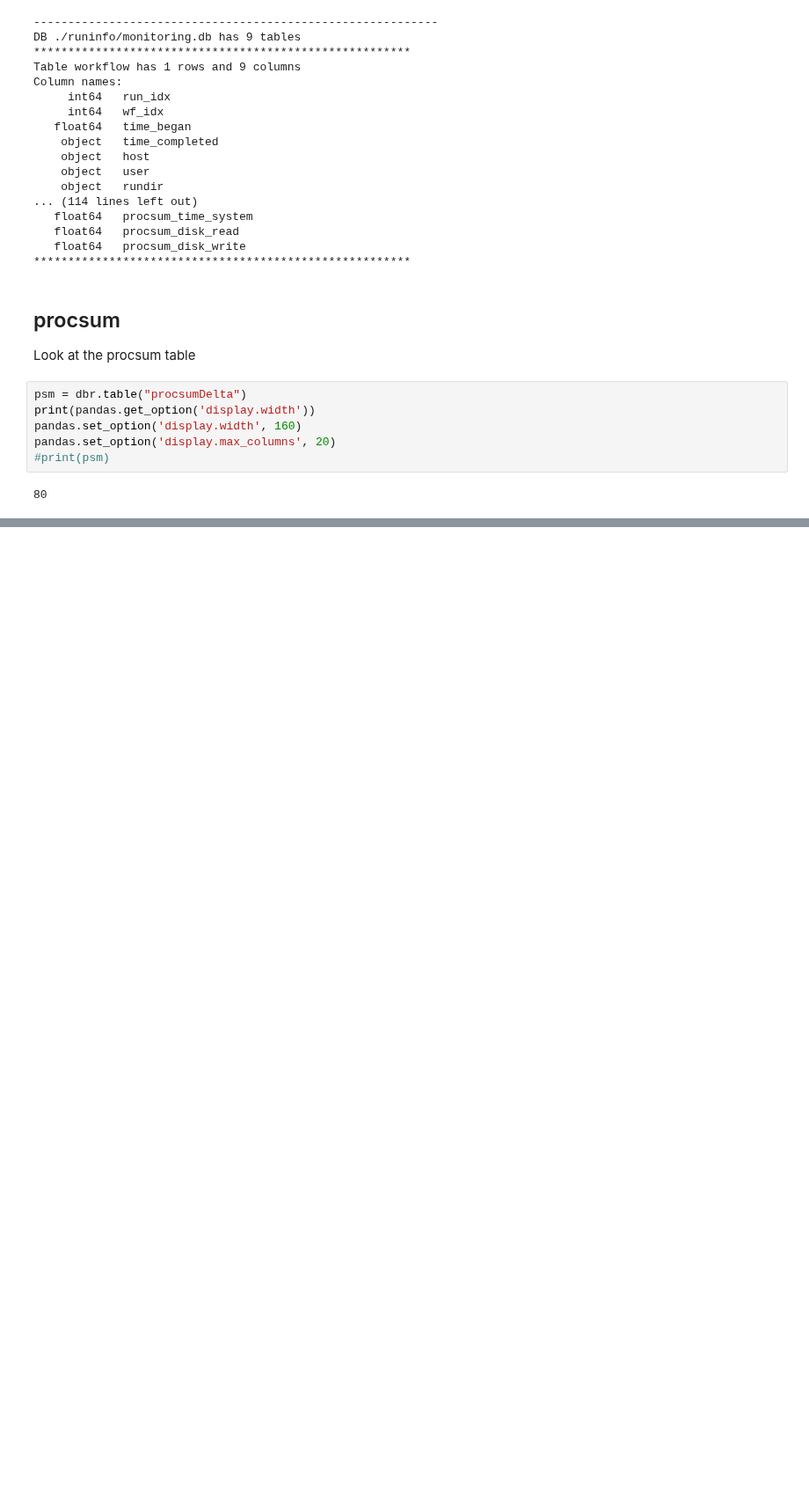
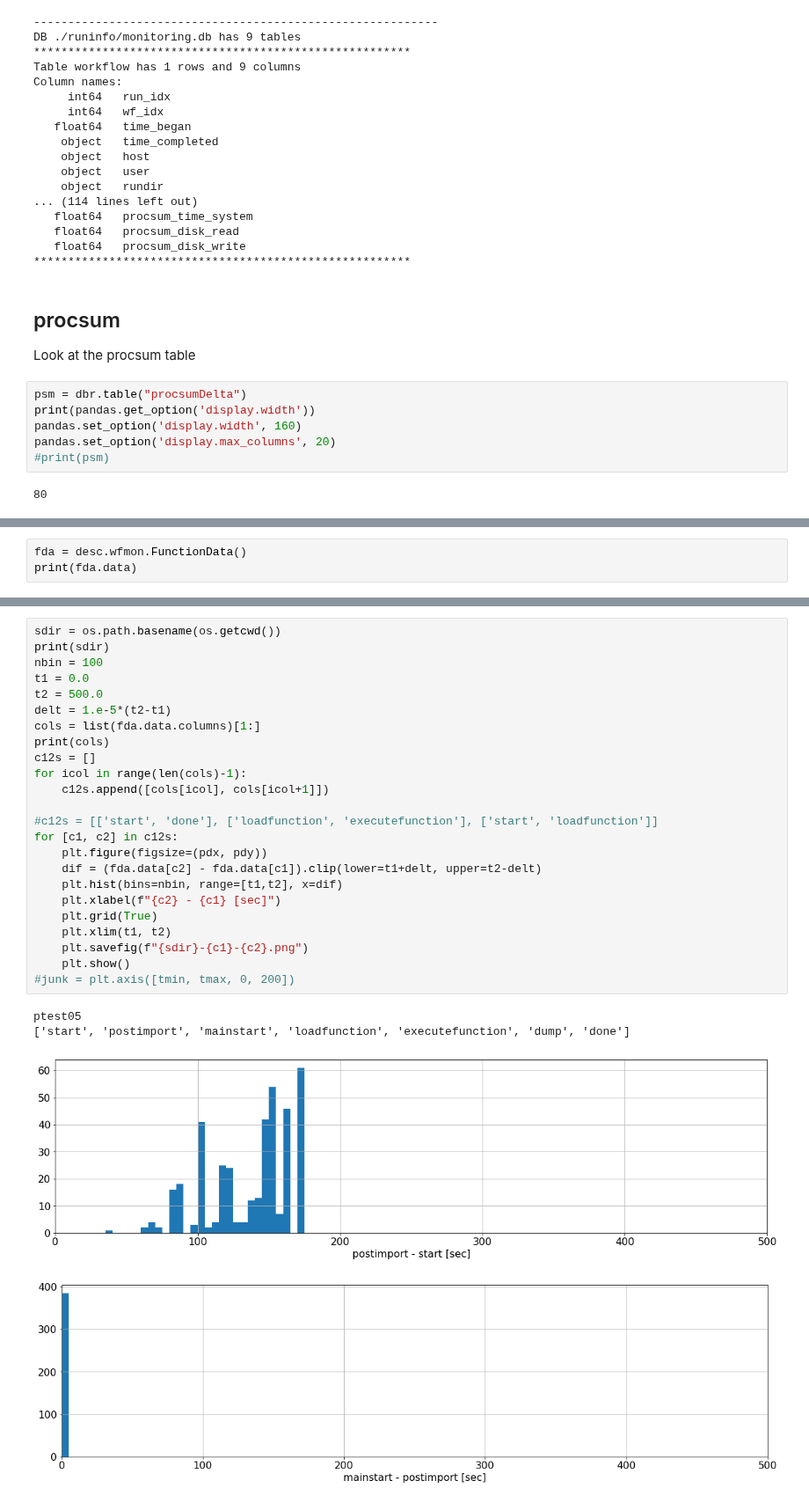
Before and after one commit to LSSTDESC/desc-wfmon, a Jupyter notebook: ipynb/montab.ipynb, the cells around one changed output, grey strips where cells are left out. Shown at 88% size. Drawn from its saved outputs; the diff is of its cells as text; blank space fills up the shorter version.

Commit message:
Add desc.fundata.FunctionData. 0.0.17.

```diff
--- a/ipynb/montab.ipynb
+++ b/ipynb/montab.ipynb
@@ -266,0 +223,3 @@ Maximum number of tries is 0
+# %%
+fda = desc.wfmon.FunctionData()
+print(fda.data)
@@ -266,0 +241,29 @@ Maximum number of tries is 0
+# %%
+sdir = os.path.basename(os.getcwd())
+print(sdir)
+nbin = 100
+t1 = 0.0
+t2 = 500.0
+delt = 1.e-5*(t2-t1)
+cols = list(fda.data.columns)[1:]
+print(cols)
+c12s = []
+for icol in range(len(cols)-1):
+    c12s.append([cols[icol], cols[icol+1]])
+
+#c12s = [['start', 'done'], ['loadfunction', 'executefunction'], ['start', 'loadfunction']]
+for [c1, c2] in c12s:
+    plt.figure(figsize=(pdx, pdy))
+    dif = (fda.data[c2] - fda.data[c1]).clip(lower=t1+delt, upper=t2-delt)
+    plt.hist(bins=nbin, range=[t1,t2], x=dif)
+    plt.xlabel(f"{c2} - {c1} [sec]")
+    plt.grid(True)
+    plt.xlim(t1, t2)
+    plt.savefig(f"{sdir}-{c1}-{c2}.png")
+    plt.show()
+#junk = plt.axis([tmin, tmax, 0, 200])
+# %% [output]
+ptest05
+['start', 'postimport', 'mainstart', 'loadfunction', 'executefunction', 'dump', 'done']
+[figure, added]
+[figure, added]
```
Also changed, not shown: parts of 13 cells of this notebook, 7 other files.
